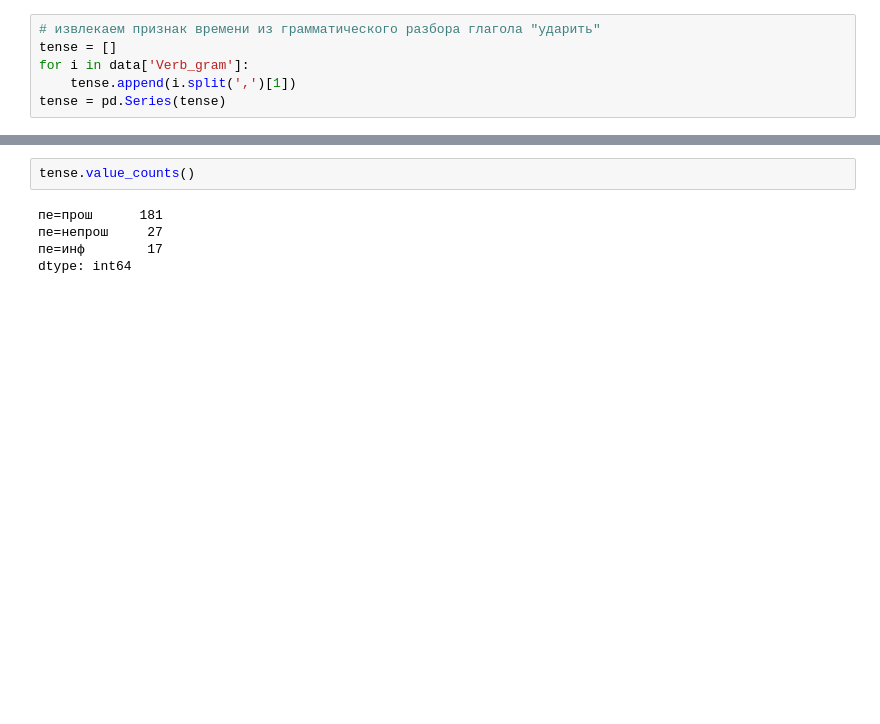
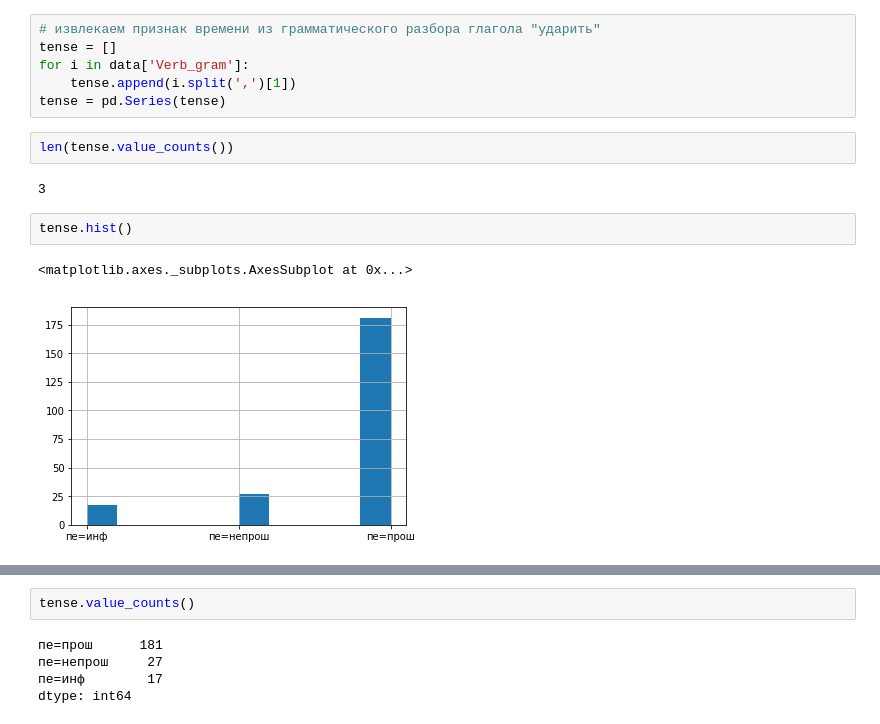
Before and after one commit to eszakharova/cxg_project, a Jupyter notebook: lightning_decision_tree.ipynb, the cells around one changed output, grey strips where cells are left out. Drawn from its saved outputs; the diff is of its cells as text; blank space fills up the shorter version.

Commit message:
graphs

```diff
--- a/lightning_decision_tree.ipynb
+++ b/lightning_decision_tree.ipynb
@@ -27,3 +30,12 @@ tense = []
 for i in data['Verb_gram']:
     tense.append(i.split(',')[1])
 tense = pd.Series(tense)
+# %%
+len(tense.value_counts())
+# %% [output]
+3
+# %%
+tense.hist()
+# %% [output]
+<matplotlib.axes._subplots.AxesSubplot at 0x...>
+[figure, added]
```
Also changed, not shown: parts of 4 cells of this notebook, 3 other files.
